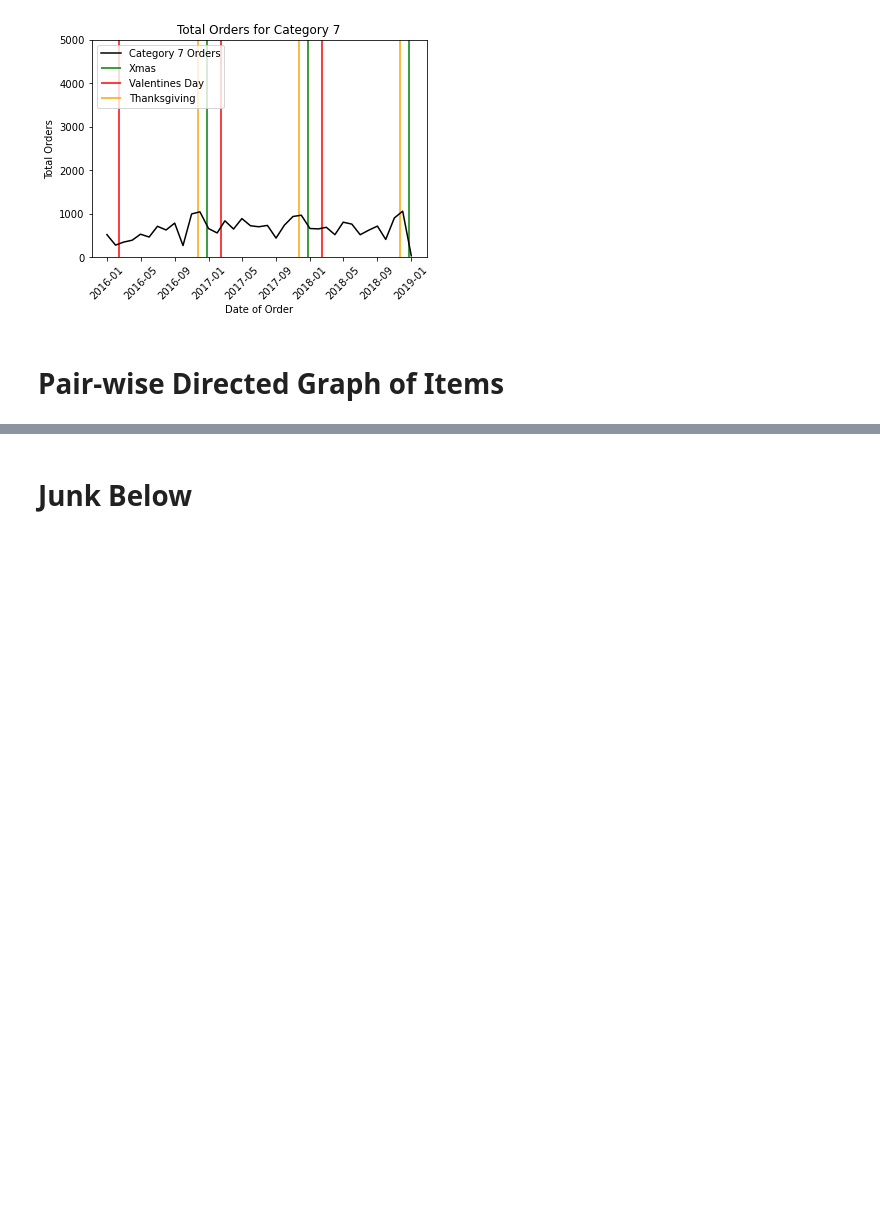
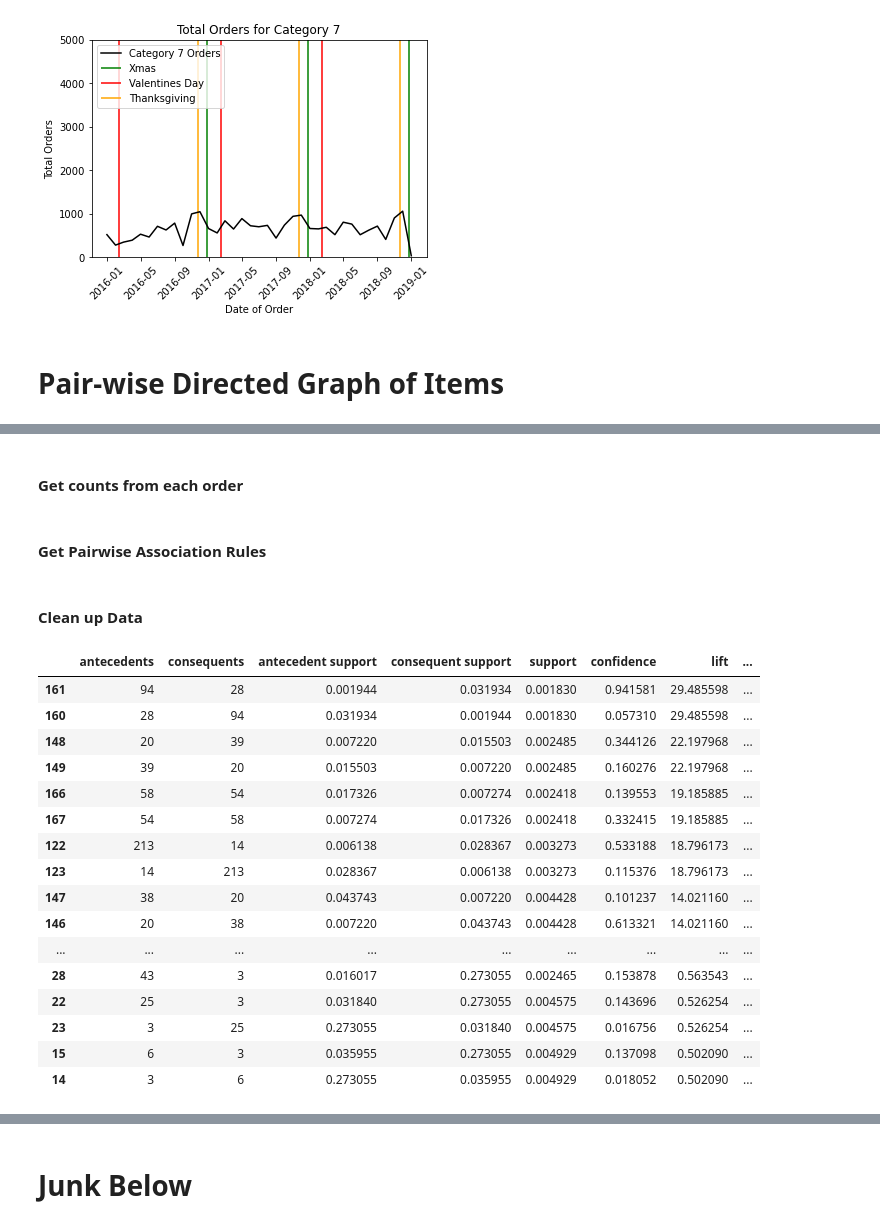
Before and after one commit to bryeomans90/shfly, a Jupyter notebook: Data Exploration.ipynb, the cells around one changed output, grey strips where cells are left out. Saved outputs shown, nothing was run; the diff lists cells and outputs as text; code cells hidden in the pictures; blank space fills up the shorter version.

```diff
--- a/Data Exploration.ipynb
+++ b/Data Exploration.ipynb
@@ -241,0 +289,2 @@ order
+# %% [markdown]
+#### Get counts from each order
@@ -241,0 +295,35 @@ order
+# %% [markdown]
+#### Get Pairwise Association Rules
+# %%
+itemsets = apriori(purchases_by_order, min_support=0.001, use_colnames=True)
+rules = association_rules(itemsets, metric="lift", min_threshold=.5)
+rules['n_before_after'] = rules['antecedents'].apply(len) + rules['consequents'].apply(len)
+one2one_rules = rules[rules['n_before_after'] == 2].copy()
+# %% [markdown]
+#### Clean up Data
+# %%
+def clean_association_rules(raw_value):
+    return list(raw_value)[0]
+
+one2one_rules['antecedents'] = one2one_rules['antecedents'].apply(clean_association_rules).astype(int)
+one2one_rules['consequents'] = one2one_rules['consequents'].apply(clean_association_rules).astype(int)
+
+one2one_rules.sort_values('lift', ascending =False)
+# %% [output]
+|  | antecedents | consequents | antecedent support | consequent support | support | confidence | lift | ... |
+| 161 | 94 | 28 | 0.001944 | 0.031934 | 0.001830 | 0.941581 | 29.485598 | ... |
+| 160 | 28 | 94 | 0.031934 | 0.001944 | 0.001830 | 0.057310 | 29.485598 | ... |
+| 148 | 20 | 39 | 0.007220 | 0.015503 | 0.002485 | 0.344126 | 22.197968 | ... |
+| 149 | 39 | 20 | 0.015503 | 0.007220 | 0.002485 | 0.160276 | 22.197968 | ... |
+| 166 | 58 | 54 | 0.017326 | 0.007274 | 0.002418 | 0.139553 | 19.185885 | ... |
+| 167 | 54 | 58 | 0.007274 | 0.017326 | 0.002418 | 0.332415 | 19.185885 | ... |
+| 122 | 213 | 14 | 0.006138 | 0.028367 | 0.003273 | 0.533188 | 18.796173 | ... |
+| 123 | 14 | 213 | 0.028367 | 0.006138 | 0.003273 | 0.115376 | 18.796173 | ... |
+| 147 | 38 | 20 | 0.043743 | 0.007220 | 0.004428 | 0.101237 | 14.021160 | ... |
+| 146 | 20 | 38 | 0.007220 | 0.043743 | 0.004428 | 0.613321 | 14.021160 | ... |
+| ... | ... | ... | ... | ... | ... | ... | ... | ... |
+| 28 | 43 | 3 | 0.016017 | 0.273055 | 0.002465 | 0.153878 | 0.563543 | ... |
+| 22 | 25 | 3 | 0.031840 | 0.273055 | 0.004575 | 0.143696 | 0.526254 | ... |
+| 23 | 3 | 25 | 0.273055 | 0.031840 | 0.004575 | 0.016756 | 0.526254 | ... |
+| 15 | 6 | 3 | 0.035955 | 0.273055 | 0.004929 | 0.137098 | 0.502090 | ... |
+| 14 | 3 | 6 | 0.273055 | 0.035955 | 0.004929 | 0.018052 | 0.502090 | ... |
```
Also changed, not shown: parts of 44 cells of this notebook.
